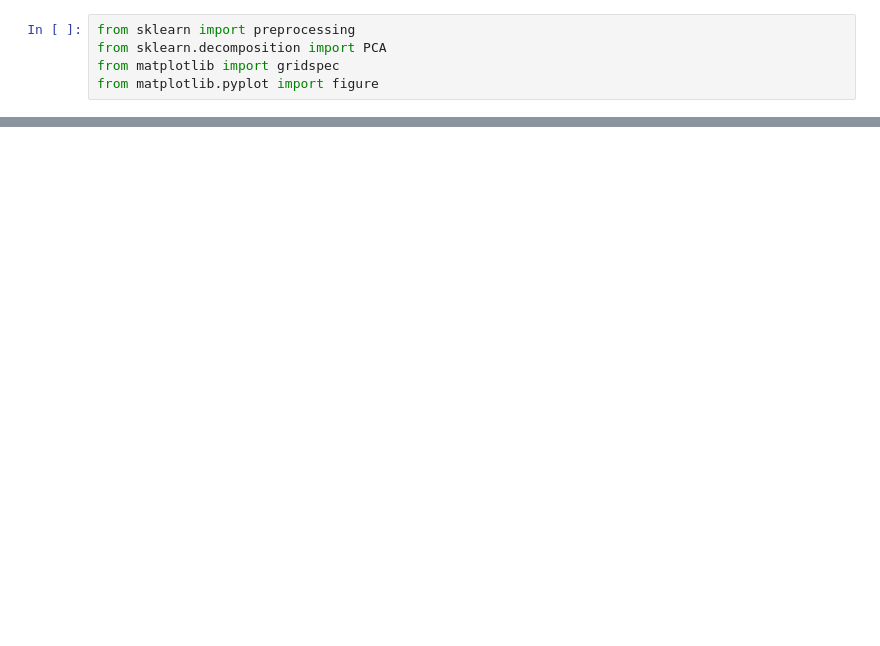
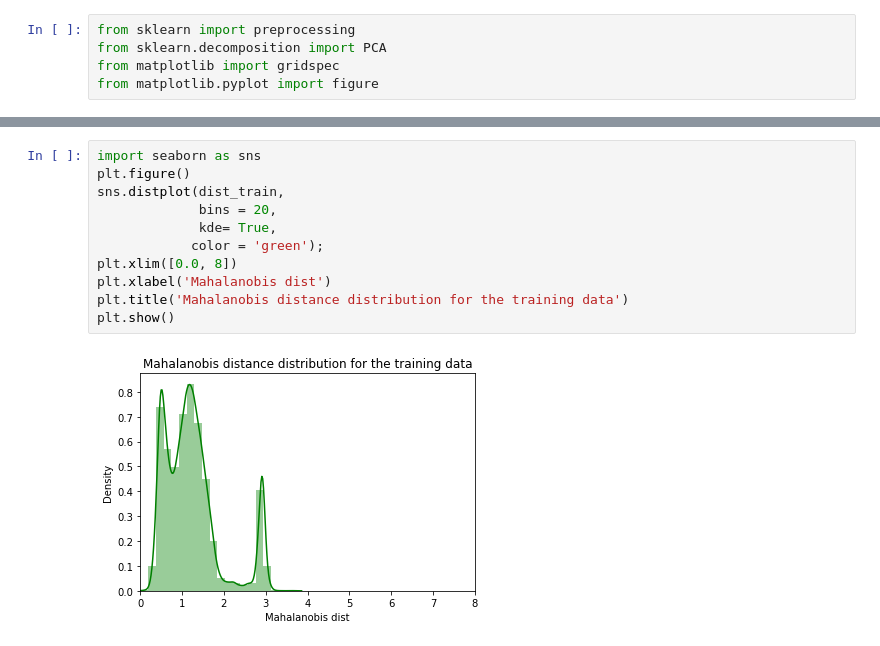
Before and after one commit to 3minuterecord/predictiveMaintenancePortfolio, a Jupyter notebook: Pump Sensor Data.ipynb, the cells around one changed output, grey strips where cells are left out. Drawn from its saved outputs; the diff is of its cells as text; blank space fills up the shorter version.

```diff
--- a/Pump Sensor Data.ipynb
+++ b/Pump Sensor Data.ipynb
@@ -142,0 +260,13 @@ print('Explained variance:', pca.explained_variance_ratio_)
+# %%
+import seaborn as sns
+plt.figure()
+sns.distplot(dist_train,
+             bins = 20,
+             kde= True,
+            color = 'green');
+plt.xlim([0.0, 8])
+plt.xlabel('Mahalanobis dist')
+plt.title('Mahalanobis distance distribution for the training data')
+plt.show()
+# %% [output]
+[figure, added]
```
Also changed, not shown: parts of 40 cells of this notebook, 1 other file.
